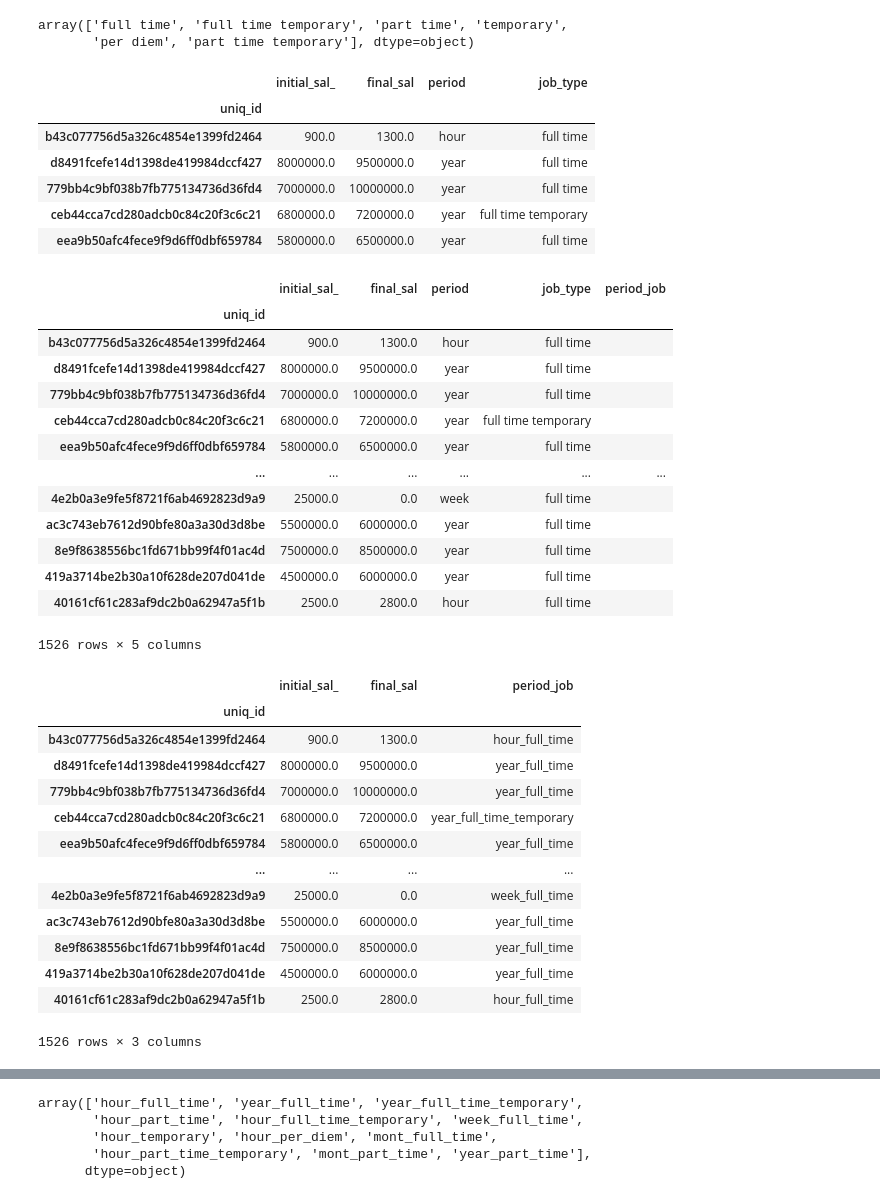
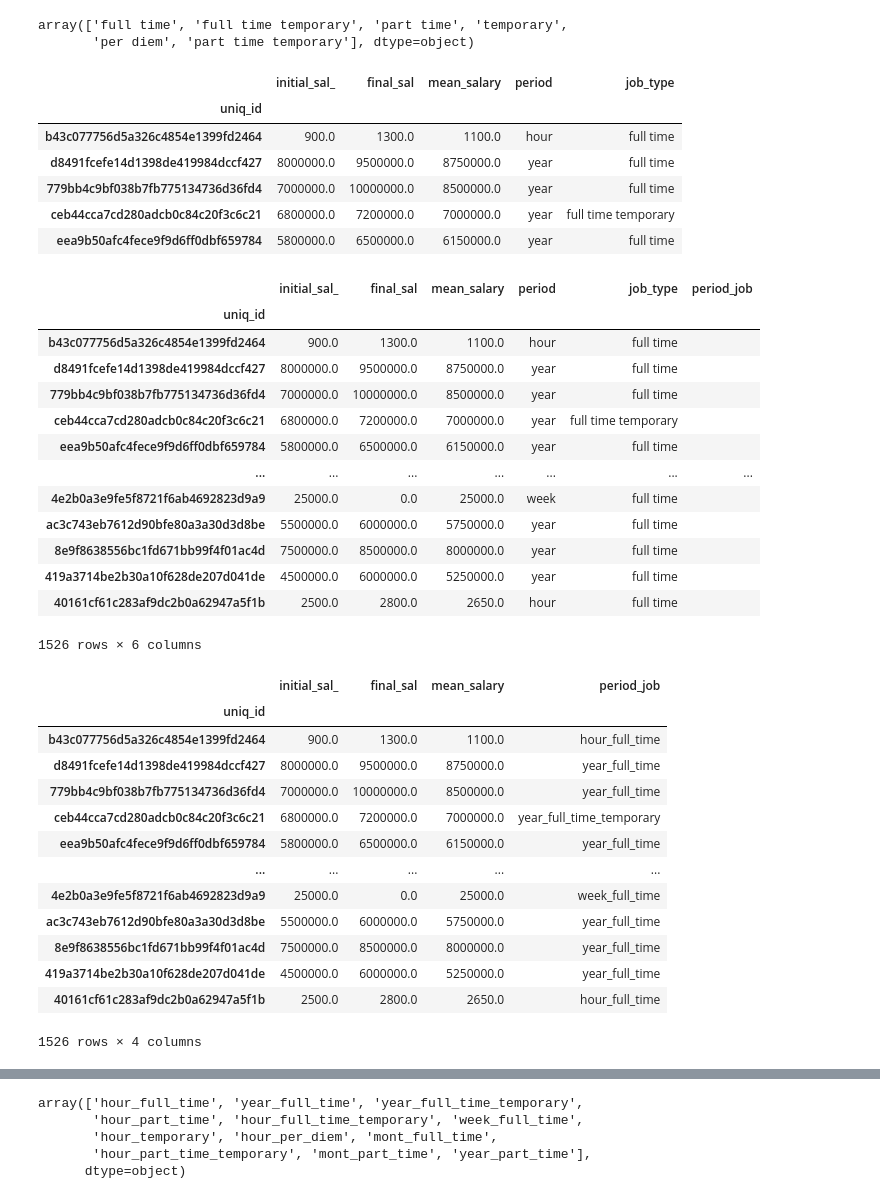
Before and after one commit to yohan-alfonso/Exploracion_Datos, a Jupyter notebook: main.ipynb, the cells around one changed output, grey strips where cells are left out. Saved outputs shown, nothing was run; the diff lists cells and outputs as text; code cells hidden in the pictures.

```diff
--- a/main.ipynb
+++ b/main.ipynb
@@ -175,18 +171,18 @@ array(['full time', 'full time temporary', 'part time', 'temporary',
        'per diem', 'part time temporary'], dtype=object)
 # %%
 # Lets segregate the numeric data
-num_data_cluster = df_data[['initial_sal_','final_sal','period','job_type']]
+num_data_cluster = df_data[['initial_sal_','final_sal','mean_salary','period','job_type']]
 num_data_cluster.head(5)
 
 # I think it would be easier to concatenate period and job_type to simplify the clusters
 # %% [output]
-|  | initial_sal_ | final_sal | period | job_type |
-| uniq_id |  |  |  |  |
-| b43c077756d5a326c4854e1399fd2464 | 900.0 | 1300.0 | hour | full time |
-| d8491fcefe14d1398de419984dccf427 | 8000000.0 | 9500000.0 | year | full time |
-| 779bb4c9bf038b7fb775134736d36fd4 | 7000000.0 | 10000000.0 | year | full time |
-| ceb44cca7cd280adcb0c84c20f3c6c21 | 6800000.0 | 7200000.0 | year | full time temporary |
-| eea9b50afc4fece9f9d6ff0dbf659784 | 5800000.0 | 6500000.0 | year | full time |
+|  | initial_sal_ | final_sal | mean_salary | period | job_type |
+| uniq_id |  |  |  |  |  |
+| b43c077756d5a326c4854e1399fd2464 | 900.0 | 1300.0 | 1100.0 | hour | full time |
+| d8491fcefe14d1398de419984dccf427 | 8000000.0 | 9500000.0 | 8750000.0 | year | full time |
+| 779bb4c9bf038b7fb775134736d36fd4 | 7000000.0 | 10000000.0 | 8500000.0 | year | full time |
+| ceb44cca7cd280adcb0c84c20f3c6c21 | 6800000.0 | 7200000.0 | 7000000.0 | year | full time temporary |
+| eea9b50afc4fece9f9d6ff0dbf659784 | 5800000.0 | 6500000.0 | 6150000.0 | year | full time |
 # %%
 num_data_cluster_ =num_data_cluster.copy()
 
@@ -194,20 +190,20 @@ num_data_cluster_.loc[:,'period_job'] = ""
 
 num_data_cluster_
 # %% [output]
-|  | initial_sal_ | final_sal | period | job_type | period_job |
-| uniq_id |  |  |  |  |  |
-| b43c077756d5a326c4854e1399fd2464 | 900.0 | 1300.0 | hour | full time |  |
-| d8491fcefe14d1398de419984dccf427 | 8000000.0 | 9500000.0 | year | full time |  |
-| 779bb4c9bf038b7fb775134736d36fd4 | 7000000.0 | 10000000.0 | year | full time |  |
-| ceb44cca7cd280adcb0c84c20f3c6c21 | 6800000.0 | 7200000.0 | year | full time temporary |  |
-| eea9b50afc4fece9f9d6ff0dbf659784 | 5800000.0 | 6500000.0 | year | full time |  |
-| ... | ... | ... | ... | ... | ... |
-| 4e2b0a3e9fe5f8721f6ab4692823d9a9 | 25000.0 | 0.0 | week | full time |  |
-| ac3c743eb7612d90bfe80a3a30d3d8be | 5500000.0 | 6000000.0 | year | full time |  |
-| 8e9f8638556bc1fd671bb99f4f01ac4d | 7500000.0 | 8500000.0 | year | full time |  |
-| 419a3714be2b30a10f628de207d041de | 4500000.0 | 6000000.0 | year | full time |  |
-| 40161cf61c283af9dc2b0a62947a5f1b | 2500.0 | 2800.0 | hour | full time |  |
+|  | initial_sal_ | final_sal | mean_salary | period | job_type | period_job |
+| uniq_id |  |  |  |  |  |  |
+| b43c077756d5a326c4854e1399fd2464 | 900.0 | 1300.0 | 1100.0 | hour | full time |  |
+| d8491fcefe14d1398de419984dccf427 | 8000000.0 | 9500000.0 | 8750000.0 | year | full time |  |
+| 779bb4c9bf038b7fb775134736d36fd4 | 7000000.0 | 10000000.0 | 8500000.0 | year | full time |  |
+| ceb44cca7cd280adcb0c84c20f3c6c21 | 6800000.0 | 7200000.0 | 7000000.0 | year | full time temporary |  |
+| eea9b50afc4fece9f9d6ff0dbf659784 | 5800000.0 | 6500000.0 | 6150000.0 | year | full time |  |
+| ... | ... | ... | ... | ... | ... | ... |
+| 4e2b0a3e9fe5f8721f6ab4692823d9a9 | 25000.0 | 0.0 | 25000.0 | week | full time |  |
+| ac3c743eb7612d90bfe80a3a30d3d8be | 5500000.0 | 6000000.0 | 5750000.0 | year | full time |  |
+| 8e9f8638556bc1fd671bb99f4f01ac4d | 7500000.0 | 8500000.0 | 8000000.0 | year | full time |  |
+| 419a3714be2b30a10f628de207d041de | 4500000.0 | 6000000.0 | 5250000.0 | year | full time |  |
+| 40161cf61c283af9dc2b0a62947a5f1b | 2500.0 | 2800.0 | 2650.0 | hour | full time |  |
-1526 rows × 5 columns
+1526 rows × 6 columns
 # %%
 
 num_data_cluster_['period_job'] =  num_data_cluster_['period']+' '+num_data_cluster_['job_type']
@@ -215,17 +211,17 @@ num_data_cluster_ = num_data_cluster_.drop(['period','job_type'], axis=1)
 num_data_cluster_['period_job'] = num_data_cluster_['period_job'].replace(' ', '_', regex=True)
 num_data_cluster_
 # %% [output]
-|  | initial_sal_ | final_sal | period_job |
-| uniq_id |  |  |  |
-| b43c077756d5a326c4854e1399fd2464 | 900.0 | 1300.0 | hour_full_time |
-| d8491fcefe14d1398de419984dccf427 | 8000000.0 | 9500000.0 | year_full_time |
-| 779bb4c9bf038b7fb775134736d36fd4 | 7000000.0 | 10000000.0 | year_full_time |
-| ceb44cca7cd280adcb0c84c20f3c6c21 | 6800000.0 | 7200000.0 | year_full_time_temporary |
-| eea9b50afc4fece9f9d6ff0dbf659784 | 5800000.0 | 6500000.0 | year_full_time |
-| ... | ... | ... | ... |
-| 4e2b0a3e9fe5f8721f6ab4692823d9a9 | 25000.0 | 0.0 | week_full_time |
-| ac3c743eb7612d90bfe80a3a30d3d8be | 5500000.0 | 6000000.0 | year_full_time |
-| 8e9f8638556bc1fd671bb99f4f01ac4d | 7500000.0 | 8500000.0 | year_full_time |
-| 419a3714be2b30a10f628de207d041de | 4500000.0 | 6000000.0 | year_full_time |
-| 40161cf61c283af9dc2b0a62947a5f1b | 2500.0 | 2800.0 | hour_full_time |
+|  | initial_sal_ | final_sal | mean_salary | period_job |
+| uniq_id |  |  |  |  |
+| b43c077756d5a326c4854e1399fd2464 | 900.0 | 1300.0 | 1100.0 | hour_full_time |
+| d8491fcefe14d1398de419984dccf427 | 8000000.0 | 9500000.0 | 8750000.0 | year_full_time |
+| 779bb4c9bf038b7fb775134736d36fd4 | 7000000.0 | 10000000.0 | 8500000.0 | year_full_time |
+| ceb44cca7cd280adcb0c84c20f3c6c21 | 6800000.0 | 7200000.0 | 7000000.0 | year_full_time_temporary |
+| eea9b50afc4fece9f9d6ff0dbf659784 | 5800000.0 | 6500000.0 | 6150000.0 | year_full_time |
+| ... | ... | ... | ... | ... |
+| 4e2b0a3e9fe5f8721f6ab4692823d9a9 | 25000.0 | 0.0 | 25000.0 | week_full_time |
+| ac3c743eb7612d90bfe80a3a30d3d8be | 5500000.0 | 6000000.0 | 5750000.0 | year_full_time |
+| 8e9f8638556bc1fd671bb99f4f01ac4d | 7500000.0 | 8500000.0 | 8000000.0 | year_full_time |
+| 419a3714be2b30a10f628de207d041de | 4500000.0 | 6000000.0 | 5250000.0 | year_full_time |
+| 40161cf61c283af9dc2b0a62947a5f1b | 2500.0 | 2800.0 | 2650.0 | hour_full_time |
-1526 rows × 3 columns
+1526 rows × 4 columns
```
Also changed, not shown: parts of 36 cells of this notebook.
